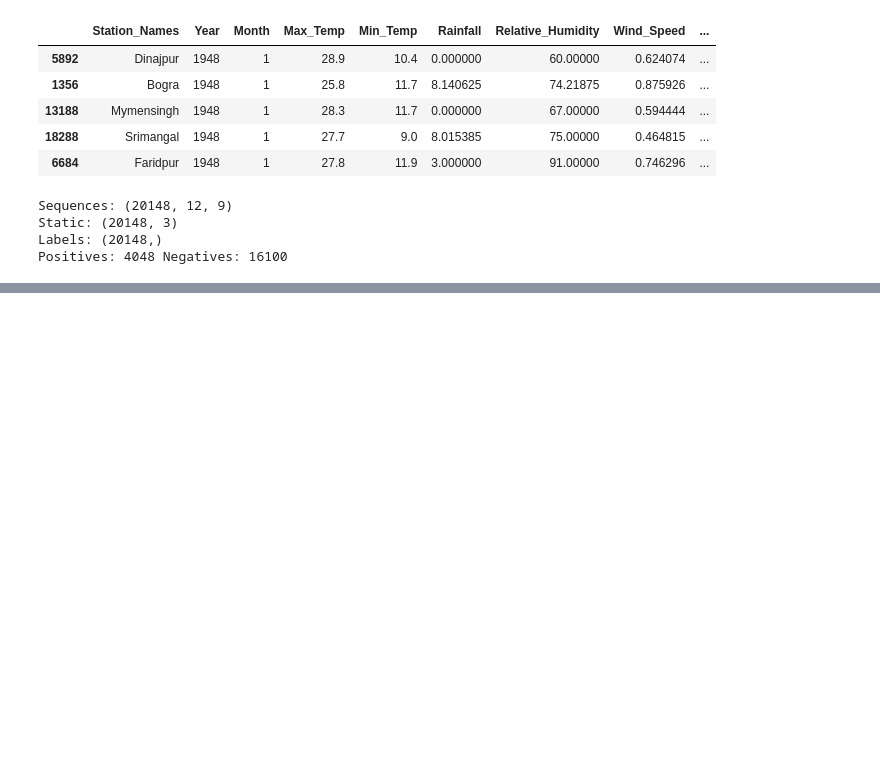
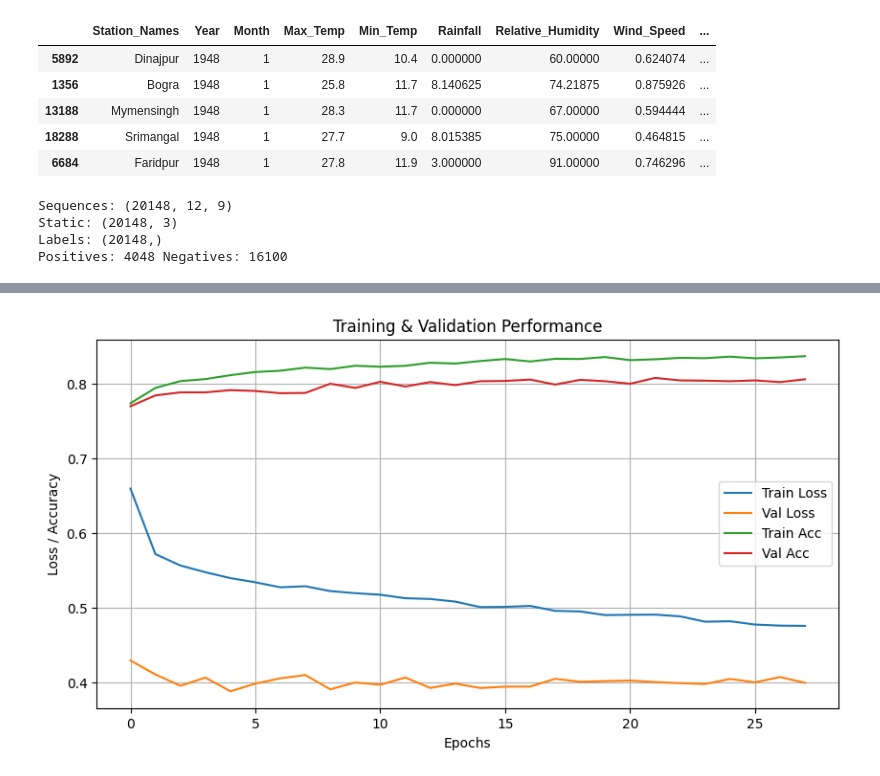
Before and after one commit to IbrahimAllMamun/flood_incidence, a Jupyter notebook: flood_incidence.ipynb, the cells around one changed output, grey strips where cells are left out. Saved outputs shown, nothing was run; the diff lists cells and outputs as text; code cells hidden in the pictures; blank space fills up the shorter version.

Commit message:
Model Built

```diff
--- a/flood_incidence.ipynb
+++ b/flood_incidence.ipynb
@@ -233,0 +318,21 @@ AttributeError: 'SeriesGroupBy' object has no attribute 'to_numpy'
+# %%
+# -----------------------
+# 8) Train
+# -----------------------
+es = callbacks.EarlyStopping(
+    monitor="val_auc_pr", # Changed monitor to val_accuracy
+    mode="max",
+    patience=10,
+    restore_best_weights=True
+)
+
+history = model.fit(
+    x=[Xseq_tr_s, Xs_tr_s],
+    y=y_train,
+    validation_data=([Xseq_val_s, Xs_val_s], y_val),
+    epochs=200,
+    batch_size=64,
+    class_weight=class_weight,
+    callbacks=[es],
+    verbose=1,
+)
@@ -233,0 +400,26 @@ AttributeError: 'SeriesGroupBy' object has no attribute 'to_numpy'
+# %%
+# -----------------------
+# 9) Plot Training Curves
+# -----------------------
+import matplotlib.pyplot as plt
+
+plt.figure(figsize=(10, 5))
+
+# Plot loss
+plt.plot(history.history["loss"], label="Train Loss")
+plt.plot(history.history["val_loss"], label="Val Loss")
+
+# Optional: add accuracy or AUC
+if "accuracy" in history.history:
+    plt.plot(history.history["accuracy"], label="Train Acc")
+if "val_accuracy" in history.history:
+    plt.plot(history.history["val_accuracy"], label="Val Acc")
+
+plt.xlabel("Epochs")
+plt.ylabel("Loss / Accuracy")
+plt.title("Training & Validation Performance")
+plt.legend()
+plt.grid(True)
+plt.show()
+# %% [output]
+[figure, added]
```
Also changed, not shown: parts of 22 cells of this notebook.
